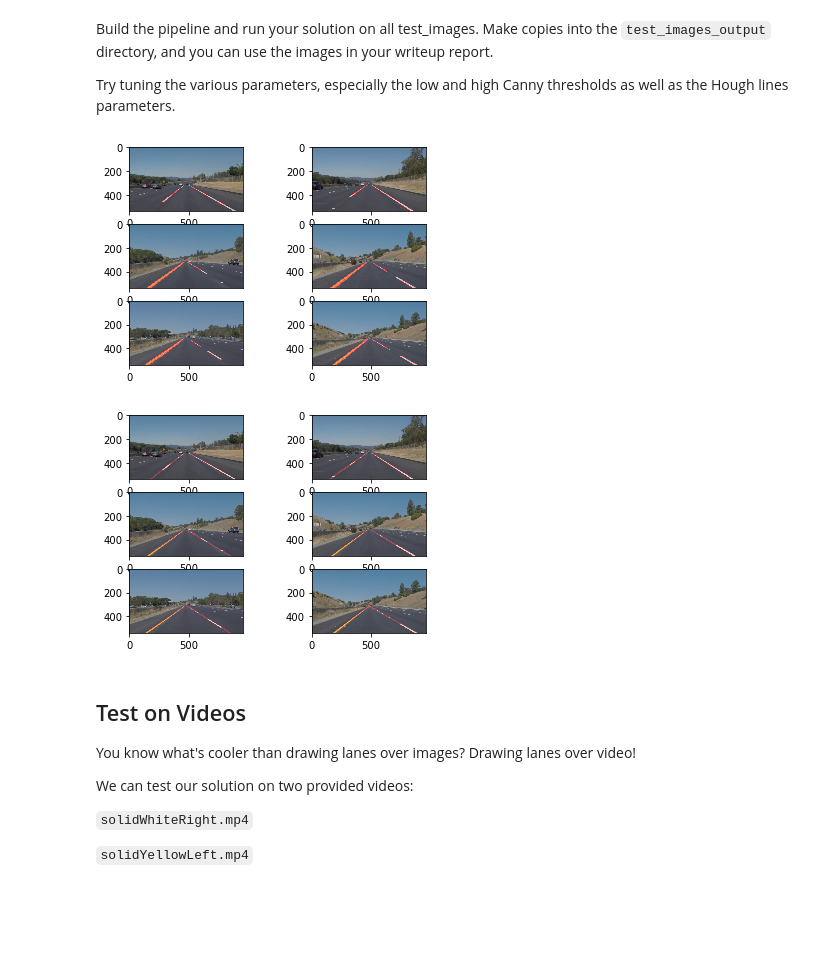
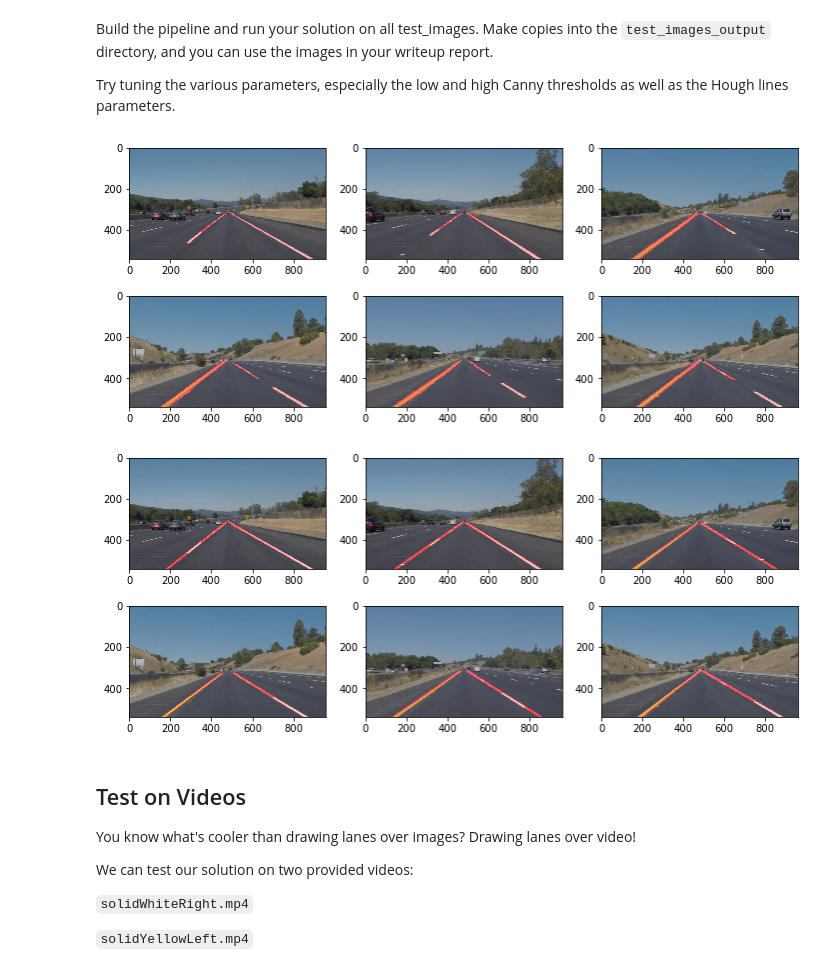
Before and after one commit to gwwang16/CarND-LaneLines-P1, a Jupyter notebook: P1.ipynb, the cells around one changed output. Drawn from its saved outputs; the diff is of its cells as text; code cells hidden in the pictures; blank space fills up the shorter version.

```diff
--- a/P1.ipynb
+++ b/P1.ipynb
@@ -202,8 +202,10 @@ def img_pipeline(img):
     edges = canny(blur_gray, low_threshold=50, high_threshold=150)
 
     imshape = img.shape
-    vertices = np.array([[(100,imshape[0]),(440, 320), (530, 320),
-                          (imshape[1],imshape[0])]], dtype=np.int32)
+    #vertices = np.array([[(100,imshape[0]),(440, 320), (530, 320),
+    #                      (imshape[1],imshape[0])]], dtype=np.int32)
+    vertices = np.array([[(imshape[1]*0.1,imshape[0]),(imshape[1]*.46, imshape[0]*.58),
+                          (imshape[1]*.55, imshape[0]*.58), (imshape[1],imshape[0])]], dtype=np.int32)
     masked_image = region_of_interest(edges, vertices)
 
     line_img, lines = hough_lines(masked_image, rho=2, theta=np.pi/180,
@@ -213,17 +215,18 @@ def img_pipeline(img):
 # %%
 import glob
 test_path = os.path.join("test_images/","*.jpg")
 i = 0
+plt.figure(figsize=(12,5))
 for file in glob.glob(test_path):
     image = mpimg.imread(file)
     final_img, lines = img_pipeline(image)
-    plt.subplot(3,2,i+1)
+    plt.subplot(2,3,i+1)
     plt.imshow(final_img)
     i += 1
     #base=os.path.basename(file)
     #mpimg.imsave('test_images_output/'+os.path.splitext(base)[0]+'_detected.jpg', final_img)
 # %% [output]
-[figure, old version]
+[figure, new version]
 # %%
 def img_pipeline_advanced(img):
     imshape = img.shape
@@ -279,16 +282,17 @@ def img_pipeline_advanced(img):
 import glob
 test_path = os.path.join("test_images/","*.jpg")
 i = 0
+plt.figure(figsize=(12,5))
 for file in glob.glob(test_path):
     image = mpimg.imread(file)
     final_img, lines = img_pipeline_advanced(image)
-    plt.subplot(3,2,i+1)
+    plt.subplot(2,3,i+1)
     plt.imshow(final_img)
     i += 1
     base=os.path.basename(file)
     mpimg.imsave('test_images_output/'+os.path.splitext(base)[0]+'_detected.jpg', final_img)
 # %% [output]
-[figure, old version]
+[figure, new version]
 # %% [markdown]
 ## Test on Videos
 
```
Also changed, not shown: parts of 4 cells of this notebook, 9 other files.
